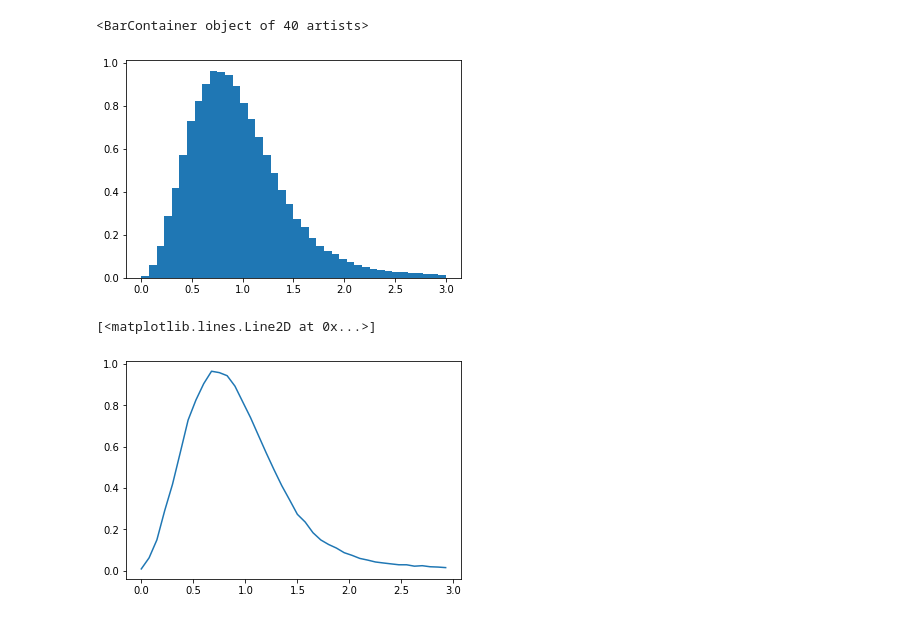
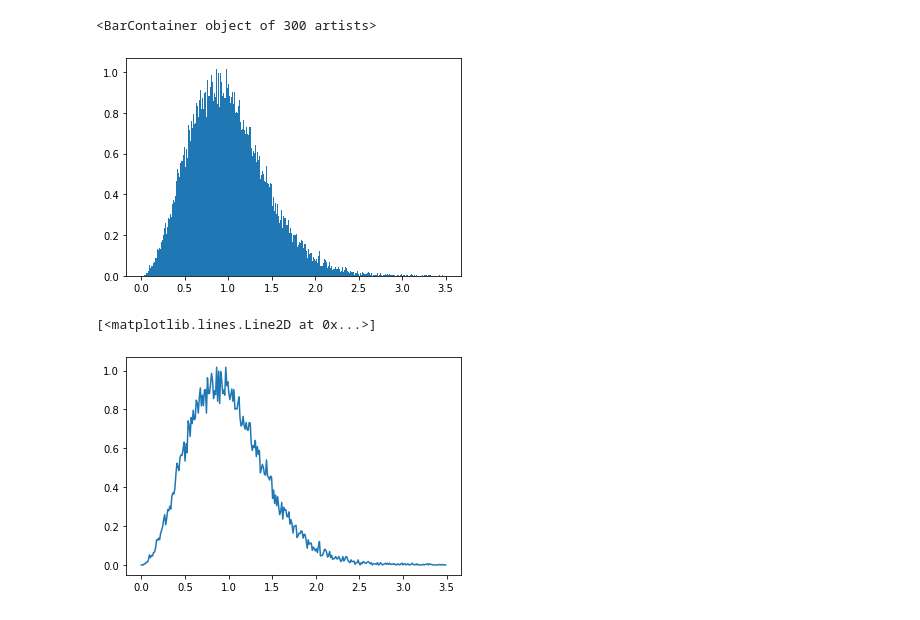
Before and after one commit to Schimmenti/QuantumInformationPoD, a Jupyter notebook: Exercise 5/RMT.ipynb, the cells around one changed output. Drawn from its saved outputs; the diff is of its cells as text; code cells hidden in the pictures.

```diff
--- a/Exercise 5/RMT.ipynb
+++ b/Exercise 5/RMT.ipynb
@@ -3,21 +3,21 @@ import numpy as np
 import pandas as pd
 import matplotlib.pyplot as plt
 # %%
-df=pd.read_csv('hhist_2000_75_40.dat',header=None,comment='#')
+df=pd.read_csv('hh_200_150_300_0_1.dat',sep=',',header=None,comment='#')
 X=df.drop([0,1],axis=1)
 X.columns = range(X.shape[1])
 width = df[0]
 width=np.mean(width) #actually all equal
-x=np.sum(X,axis=0)
+x=np.mean(X,axis=0)
 hgt=(x/np.sum(x))/width
 thr=np.arange(X.shape[1])*width
 plt.bar(x=thr,width=width,align='edge',height=hgt)
 # %% [output]
-<BarContainer object of 40 artists>
+<BarContainer object of 300 artists>
-[figure, old version]
+[figure, new version]
 # %%
 plt.plot(thr, hgt)
 # %% [output]
 [<matplotlib.lines.Line2D at 0x...>]
-[figure, old version]
+[figure, new version]
 # %%
```
Also changed, not shown: parts of 4 cells of this notebook, 34 other files.
